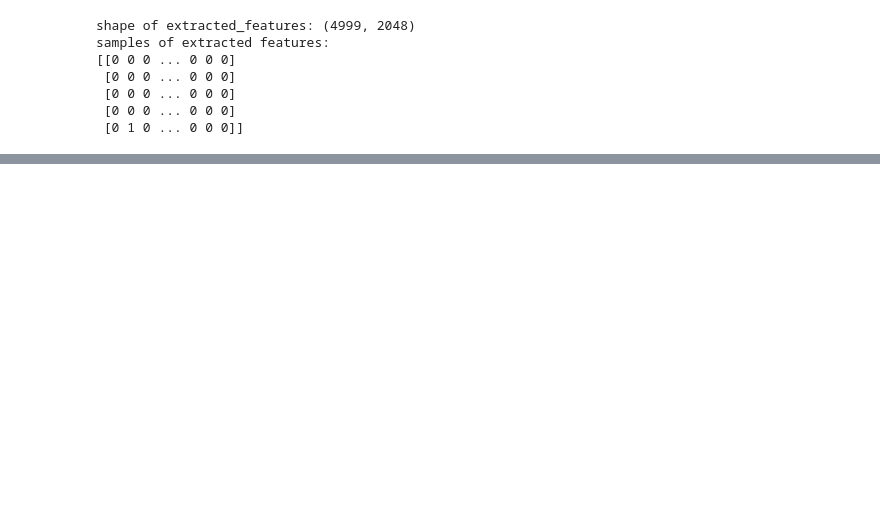
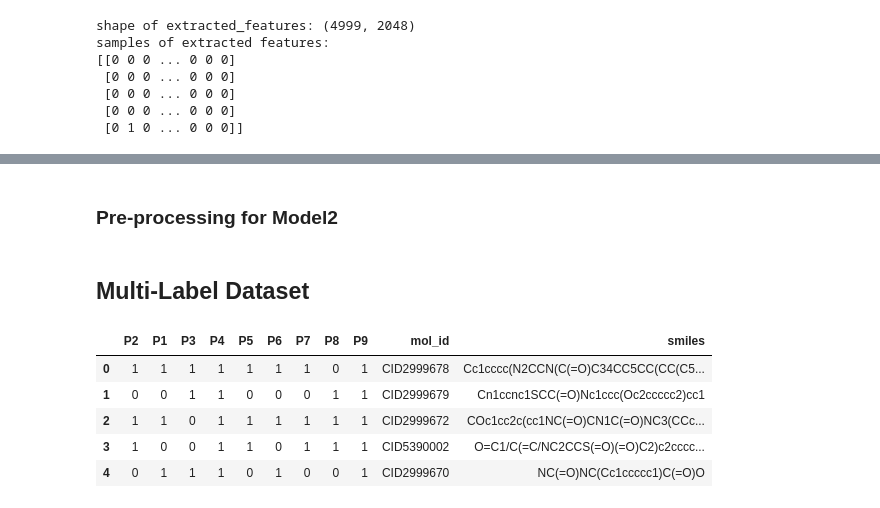
Before and after one commit to ehnzahedi/mol_property_pred, a Jupyter notebook: data_exploration_preprocessing.ipynb, the cells around one changed output, grey strips where cells are left out. Saved outputs shown, nothing was run; the diff lists cells and outputs as text; code cells hidden in the pictures; blank space fills up the shorter version.

```diff
--- a/data_exploration_preprocessing.ipynb
+++ b/data_exploration_preprocessing.ipynb
@@ -78,3 +116,17 @@ samples of extracted features:
 
 X_train, X_test, y_train, y_test = train_test_split(
     extracted_features, y, test_size=0.2, random_state=42, stratify=y)
+# %% [markdown]
+### Pre-processing for Model2
+# %% [markdown]
+## Multi-Label Dataset
+# %%
+ml_df = pd.read_csv('data/dataset_multi.csv')
+ml_df.head()
+# %% [output]
+|  | P2 | P1 | P3 | P4 | P5 | P6 | P7 | P8 | P9 | mol_id | smiles |
+| 0 | 1 | 1 | 1 | 1 | 1 | 1 | 1 | 0 | 1 | CID2999678 | Cc1cccc(N2CCN(C(=O)C34CC5CC(CC(C5... |
+| 1 | 0 | 0 | 1 | 1 | 0 | 0 | 0 | 1 | 1 | CID2999679 | Cn1ccnc1SCC(=O)Nc1ccc(Oc2ccccc2)cc1 |
+| 2 | 1 | 1 | 0 | 1 | 1 | 1 | 1 | 1 | 1 | CID2999672 | COc1cc2c(cc1NC(=O)CN1C(=O)NC3(CCc... |
+| 3 | 1 | 0 | 0 | 1 | 1 | 0 | 1 | 1 | 1 | CID5390002 | O=C1/C(=C/NC2CCS(=O)(=O)C2)c2cccc... |
+| 4 | 0 | 1 | 1 | 1 | 0 | 1 | 0 | 0 | 1 | CID2999670 | NC(=O)NC(Cc1ccccc1)C(=O)O |
```
Also changed, not shown: parts of 10 cells of this notebook.
